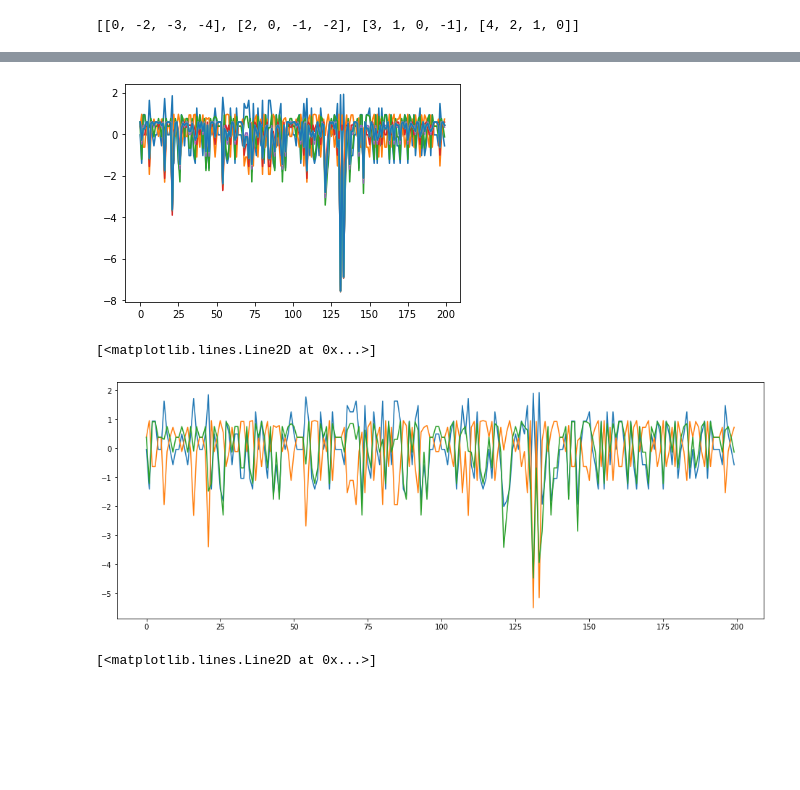
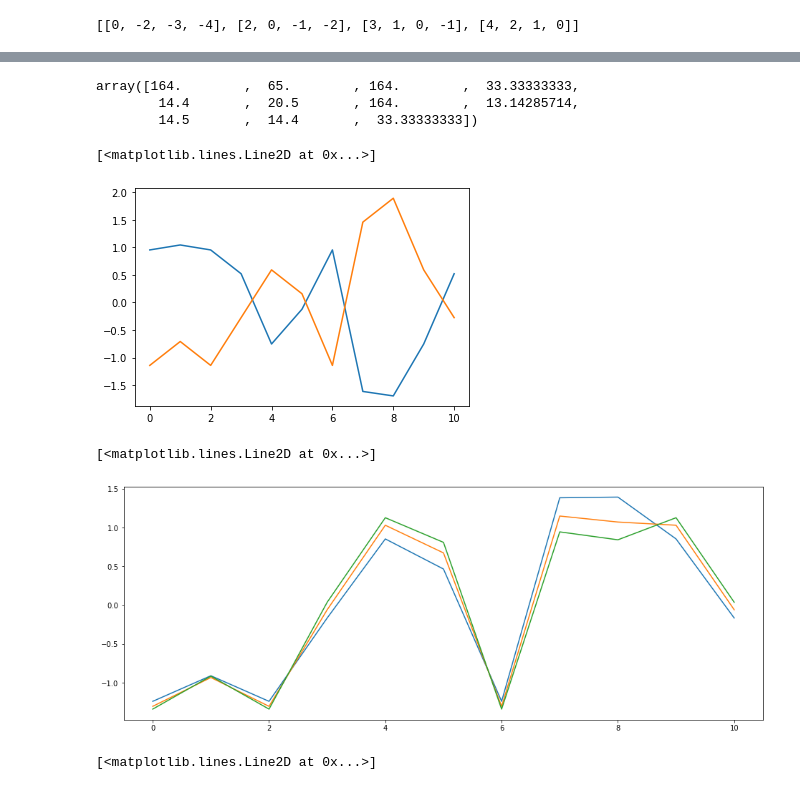
Before and after one commit to KINTEP/finance0, a Jupyter notebook: Untitled.ipynb, the cells around one changed output, grey strips where cells are left out. Drawn from its saved outputs; the diff is of its cells as text; code cells hidden in the pictures; blank space fills up the shorter version.

```diff
--- a/Untitled.ipynb
+++ b/Untitled.ipynb
@@ -983,6 +982,8 @@ _, e9 = vector_transform(e8)
 _, e10 = vector_transform(e9)
 _, e11 = vector_transform(e10)
 _, e12 = vector_transform(e11)
+# %%
+_, e1 = vector_transform(data1.CLOSE[6000:6100])
 # %%
 plt.plot(e12)
 # %% [output]
@@ -1541,0 +1533,9 @@ arr5 = np.array([dat2, dat3, dat4, dat5, dat6, dat7, dat8, dat9, dat10, dat11, d
+# %%
+arr5 = [standardize(DATA)]
+
+for _ in range(1000):
+    dot = np.dot(k1, standardize(arr5[-1]))
+    arr5.append(dot)
+
+arr5 = np.array(arr5)
+#np.corrcoef(arr5)
@@ -1542,9 +1592,17 @@ arr5 = np.array([dat2, dat3, dat4, dat5, dat6, dat7, dat8, dat9, dat10, dat11, d
+# %%
+dat2/DATA
+# %% [output]
+array([164.        ,  65.        , 164.        ,  33.33333333,
+        14.4       ,  20.5       , 164.        ,  13.14285714,
+        14.5       ,  14.4       ,  33.33333333])
 # %%
-for arr in arr5:
+#for arr in arr5:
     #print(np.std(arr))
-    plt.plot(standardize(arr))
+plt.plot(standardize(sum(arr5)))
+plt.plot(standardize(DATA))
 # %% [output]
+[<matplotlib.lines.Line2D at 0x...>]
-[figure, old version]
+[figure, new version]
 # %%
 #plt.figure(figsize=(16, 6))
 #[plt.plot(standardize(arr5)) for _ in range(10)][0][0]
@@ -1562,7 +1620,7 @@ plt.plot(standardize(arr5[2]))
 #plt.plot(standardize(arr5[10]))
 # %% [output]
 [<matplotlib.lines.Line2D at 0x...>]
-[figure, old version]
+[figure, new version]
 # %%
 plt.figure(figsize=(16, 6))
 plt.plot(data1.CLOSE[100:300])
```
Also changed, not shown: parts of 34 cells of this notebook, 15 other files.
